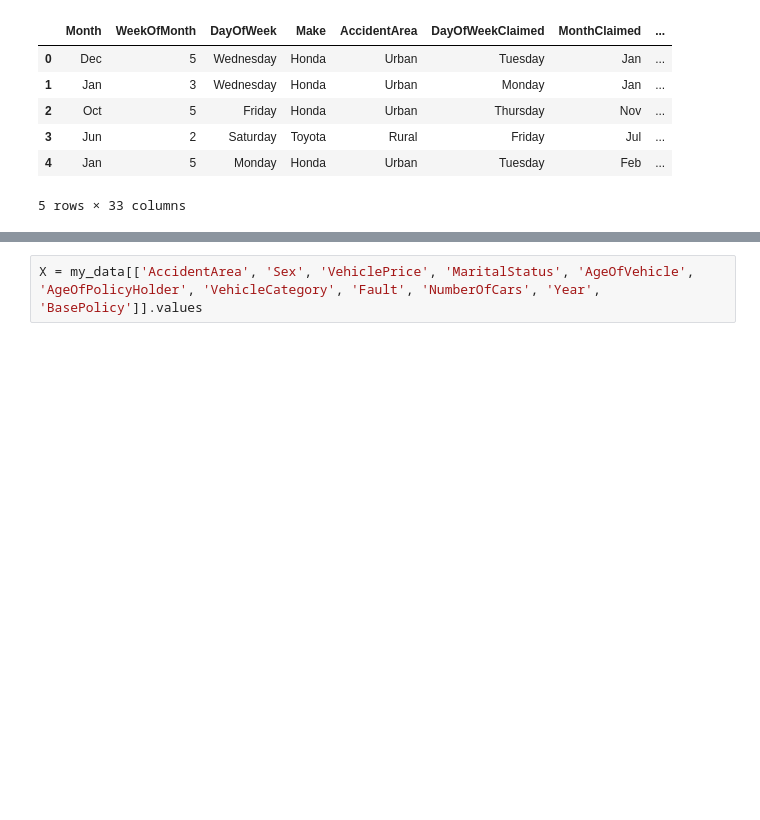
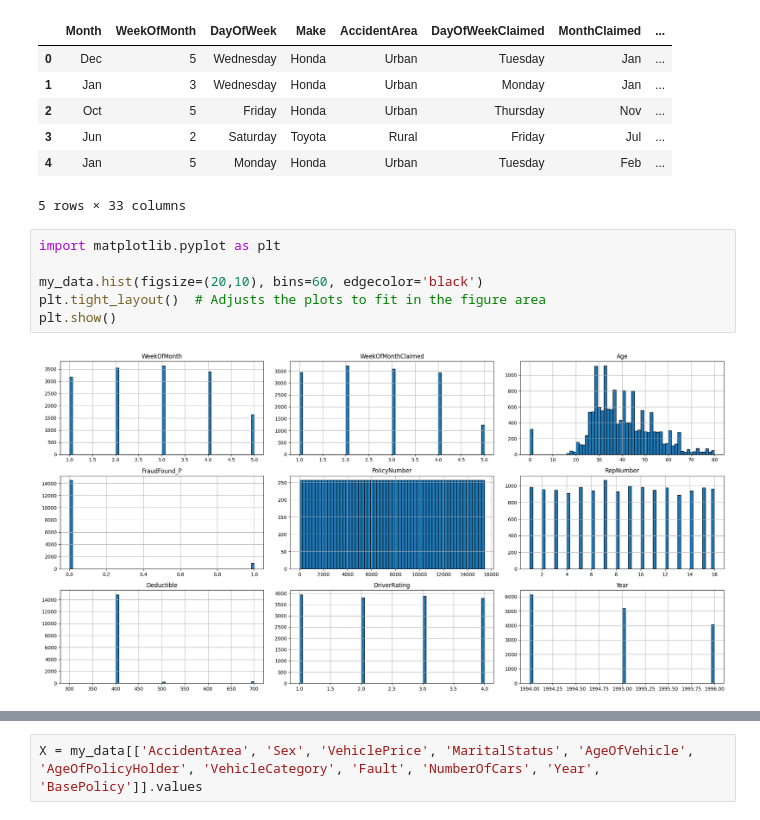
Before and after one commit to Data-with-Lei/Data-with-Lei, a Jupyter notebook: Decision_Trees.ipynb, the cells around one changed output, grey strips where cells are left out. Cells and saved outputs as stored; diff of their text form; blank space fills up the shorter version.

```diff
--- a/Decision_Trees.ipynb
+++ b/Decision_Trees.ipynb
@@ -20,3 +20,11 @@ my_data[0:5]
 | 3 | Jun | 2 | Saturday | Toyota | Rural | Friday | Jul | ... |
 | 4 | Jan | 5 | Monday | Honda | Urban | Tuesday | Feb | ... |
 5 rows × 33 columns
+# %%
+import matplotlib.pyplot as plt
+
+my_data.hist(figsize=(20,10), bins=60, edgecolor='black')
+plt.tight_layout()  # Adjusts the plots to fit in the figure area
+plt.show()
+# %% [output]
+[figure, added]
```
Also changed, not shown: parts of 9 cells of this notebook.
